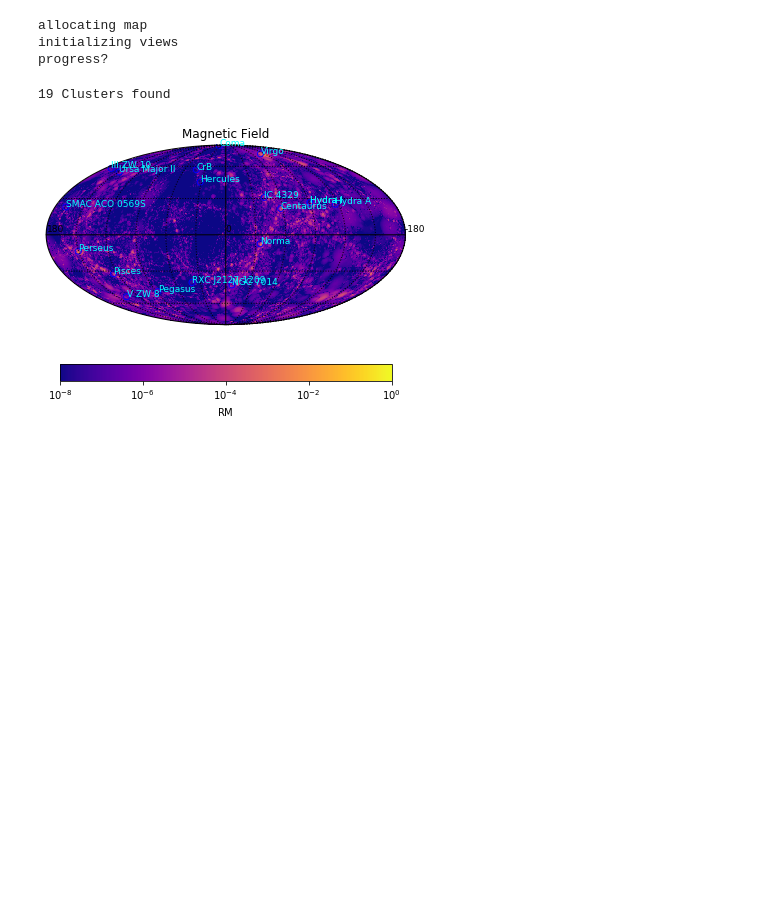
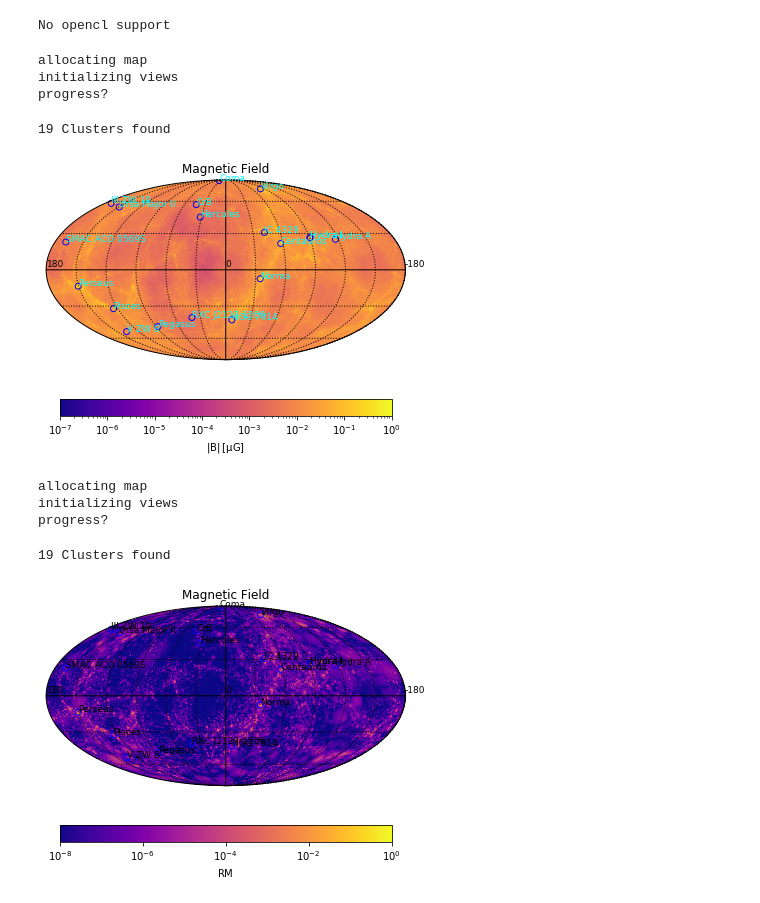
Before and after one commit to marius-ramsoy/HAM, a Jupyter notebook: steamed_HAMs.ipynb, the cells around one changed output. Drawn from its saved outputs; the diff is of its cells as text; code cells hidden in the pictures; blank space fills up the shorter version.

```diff
--- a/steamed_HAMs.ipynb
+++ b/steamed_HAMs.ipynb
@@ -1013 +1149,28 @@ progress?
+# %%
+#for further visualisation
+#requires use of cosmotool
+
+import cosmotool
+
+
+
+
+nside=256
+dist=100
+
+Bhp=cosmotool.spherical_projection(nside,np.transpose(np.sqrt(np.sum(B_sib**2,axis=3)),(2,1,0)), min_distance=0, max_distance=dist, progress=1,integrator_id=1)/dist
+
+
+MW_plt(abs(Bhp/1e-6),-8,True,"Magnetic Field",-7,0,"plasma","B",None,r'$\rm |B|\:[\mu G]$')
+
+MW_name_plt("B","HAM")
+
+#BhpOG=cosmotool.spherical_projection(nside,np.transpose(np.sqrt(np.sum(BOG**2,axis=3)),(2,1,0)), min_distance=0, max_distance=dist, progress=1,integrator_id=1)/dist
+# %% [output]
+No opencl support
+allocating map
+initializing views
+progress?
+19 Clusters found
+[figure, added]
 # %%
@@ -1038,8 +1187,8 @@ initializing views
 progress?
 # %%
 MW_plt(abs(RMhp),-8,True,"Magnetic Field",-8,0,"plasma","g",None,r'$\rm RM$')
-#gt=cat_proc()
-MW_name_plt(gt,"RM","HAM")
+
+MW_name_plt("RM","HAM")
 # %% [output]
 19 Clusters found
-[figure, old version]
+[figure, new version]
```
Also changed, not shown: parts of 30 cells of this notebook.
